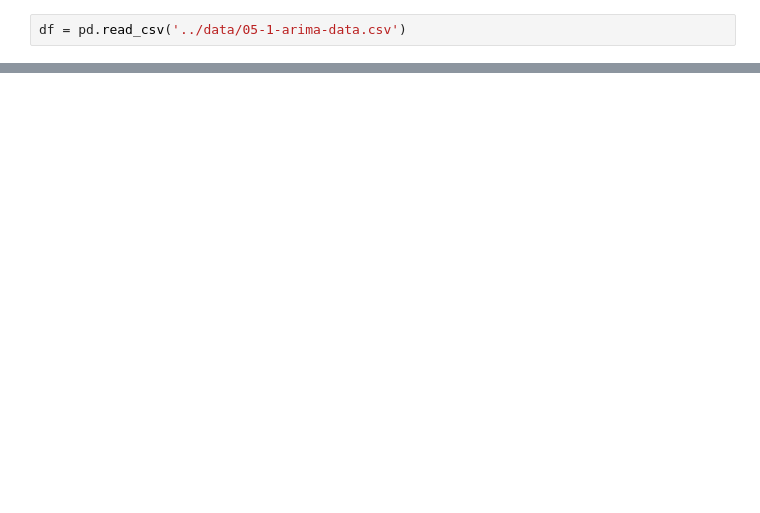
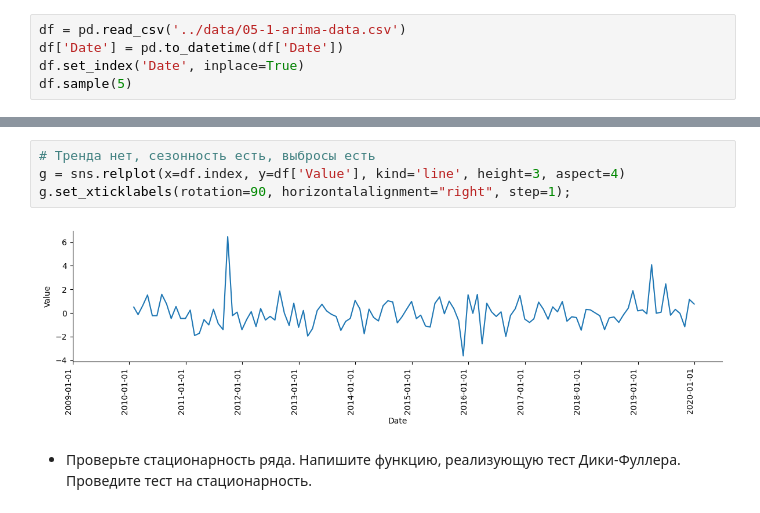
Before and after one commit to skv-analyst/study-timeseries-analysis-forecasting, a Jupyter notebook: notebooks/05-1-arima.ipynb, the cells around one changed output, grey strips where cells are left out. Drawn from its saved outputs; the diff is of its cells as text; blank space fills up the shorter version.

Commit message:
add: step 5-1

```diff
--- a/notebooks/05-1-arima.ipynb
+++ b/notebooks/05-1-arima.ipynb
@@ -23,2 +13,5 @@ import pandas as pd
 # %%
 df = pd.read_csv('../data/05-1-arima-data.csv')
+df['Date'] = pd.to_datetime(df['Date'])
+df.set_index('Date', inplace=True)
+df.sample(5)
@@ -24,0 +26,8 @@ df = pd.read_csv('../data/05-1-arima-data.csv')
+# %%
+# Тренда нет, сезонность есть, выбросы есть
+g = sns.relplot(x=df.index, y=df['Value'], kind='line', height=3, aspect=4)
+g.set_xticklabels(rotation=90, horizontalalignment="right", step=1);
+# %% [output]
+[figure, added]
+# %% [markdown]
+- Проверьте стационарность ряда. Напишите функцию, реализующую тест Дики-Фуллера. Проведите тест на стационарность.
```
Also changed, not shown: parts of 20 cells of this notebook, 3 other files.
